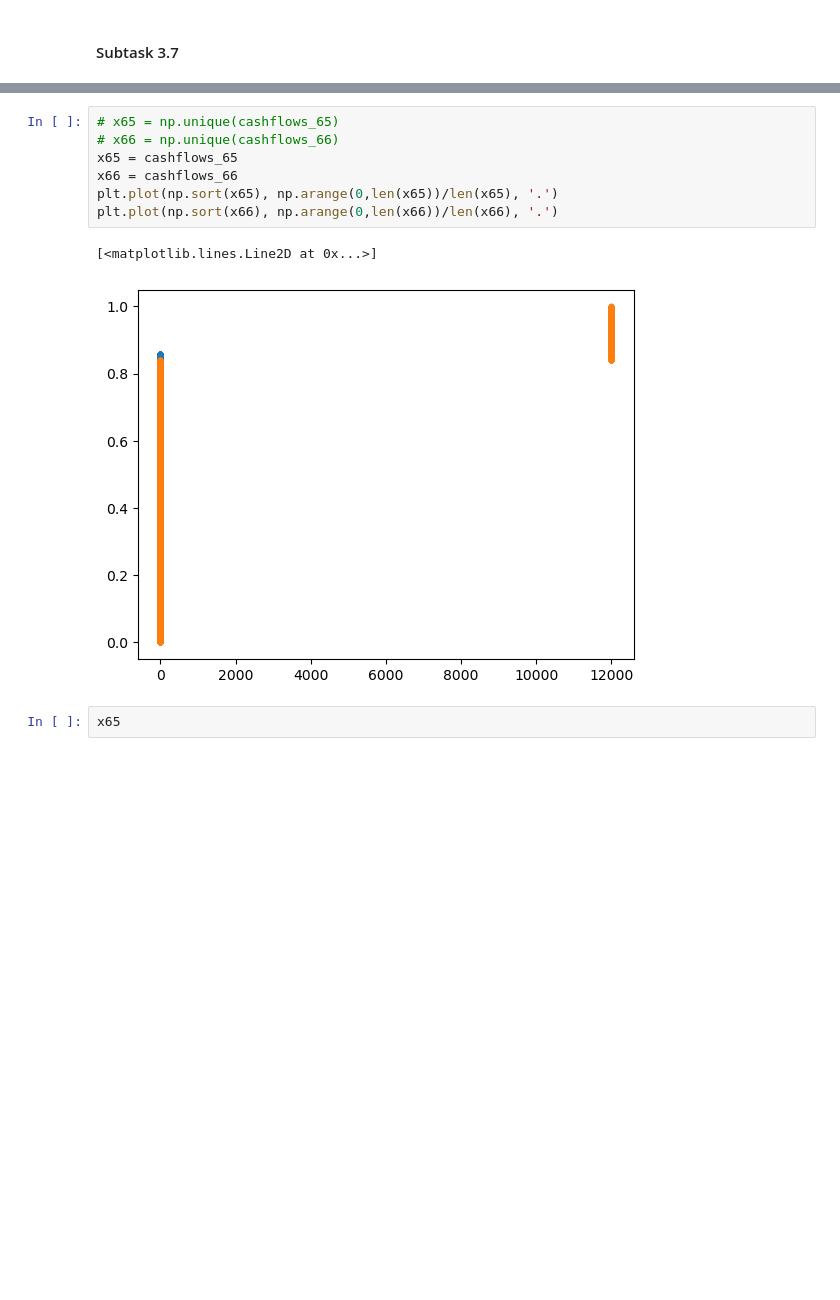
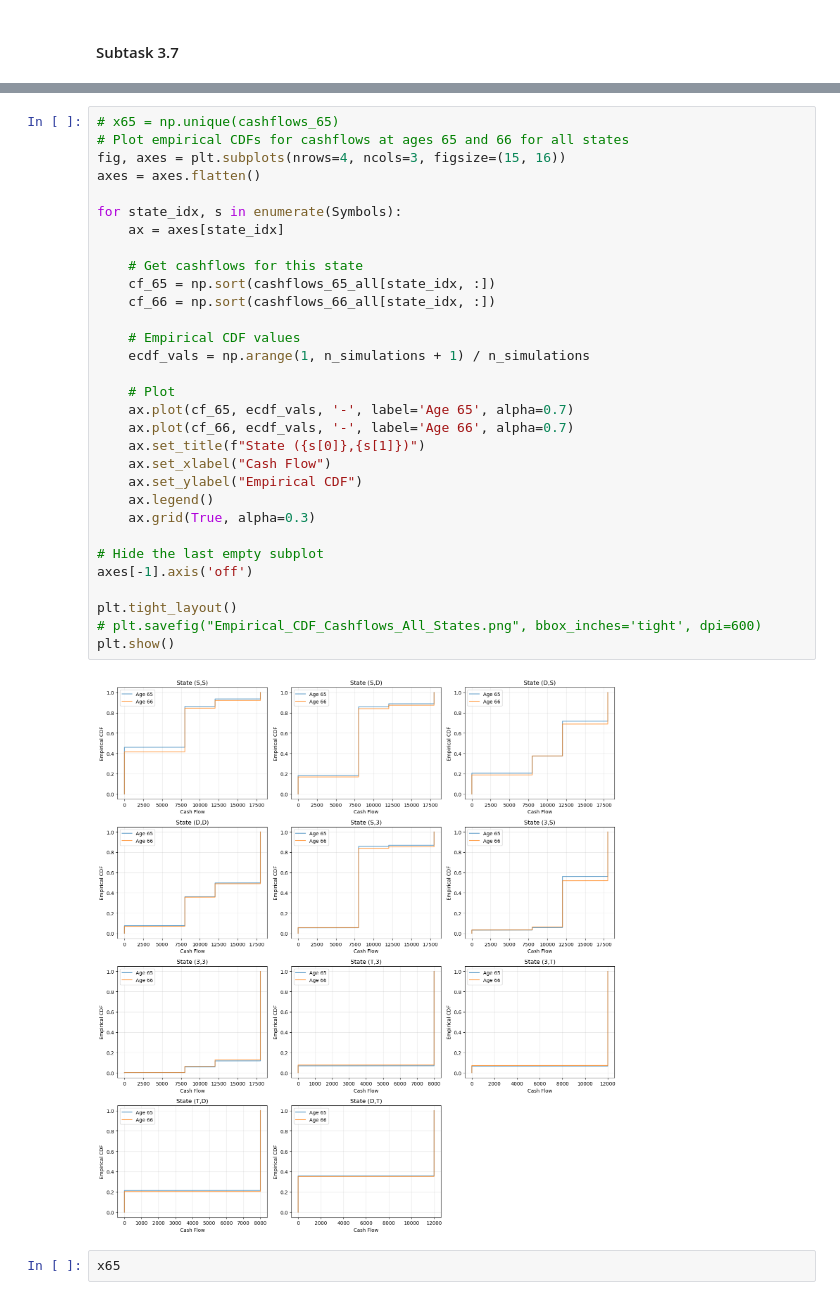
Before and after one commit to samizwei/Life-Insurance-Sami, a Jupyter notebook: Exam_Final_SZ.ipynb, the cells around one changed output, grey strips where cells are left out. Drawn from its saved outputs; the diff is of its cells as text; blank space fills up the shorter version.

```diff
--- a/Exam_Final_SZ.ipynb
+++ b/Exam_Final_SZ.ipynb
@@ -742,13 +786,36 @@ Simulation 9000/10000
 # %%
 # x65 = np.unique(cashflows_65)
-# x66 = np.unique(cashflows_66)
-x65 = cashflows_65
-x66 = cashflows_66
-plt.plot(np.sort(x65), np.arange(0,len(x65))/len(x65), '.')
-plt.plot(np.sort(x66), np.arange(0,len(x66))/len(x66), '.')
+# Plot empirical CDFs for cashflows at ages 65 and 66 for all states
+fig, axes = plt.subplots(nrows=4, ncols=3, figsize=(15, 16))
+axes = axes.flatten()
+
+for state_idx, s in enumerate(Symbols):
+    ax = axes[state_idx]
+
+    # Get cashflows for this state
+    cf_65 = np.sort(cashflows_65_all[state_idx, :])
+    cf_66 = np.sort(cashflows_66_all[state_idx, :])
+
+    # Empirical CDF values
+    ecdf_vals = np.arange(1, n_simulations + 1) / n_simulations
+
+    # Plot
+    ax.plot(cf_65, ecdf_vals, '-', label='Age 65', alpha=0.7)
+    ax.plot(cf_66, ecdf_vals, '-', label='Age 66', alpha=0.7)
+    ax.set_title(f"State ({s[0]},{s[1]})")
+    ax.set_xlabel("Cash Flow")
+    ax.set_ylabel("Empirical CDF")
+    ax.legend()
+    ax.grid(True, alpha=0.3)
+
+# Hide the last empty subplot
+axes[-1].axis('off')
+
+plt.tight_layout()
+# plt.savefig("Empirical_CDF_Cashflows_All_States.png", bbox_inches='tight', dpi=600)
+plt.show()
 # %% [output]
-[<matplotlib.lines.Line2D at 0x...>]
-[figure, old version]
+[figure, new version]
 # %%
 x65
 # %% [output]
```
Also changed, not shown: parts of 16 cells of this notebook, 11 other files.
